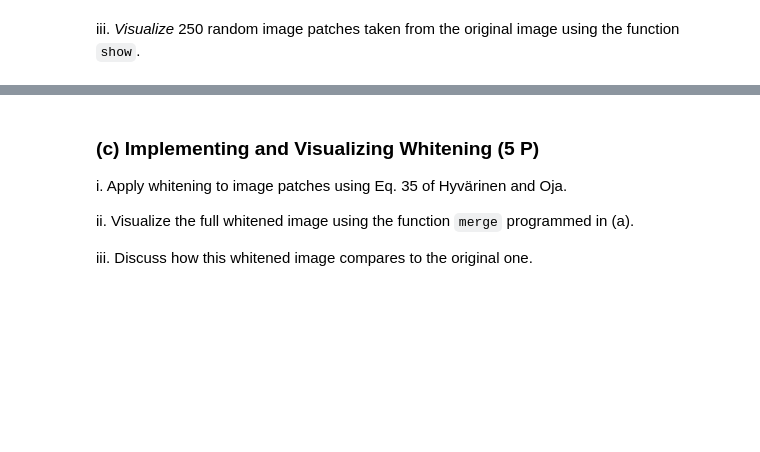
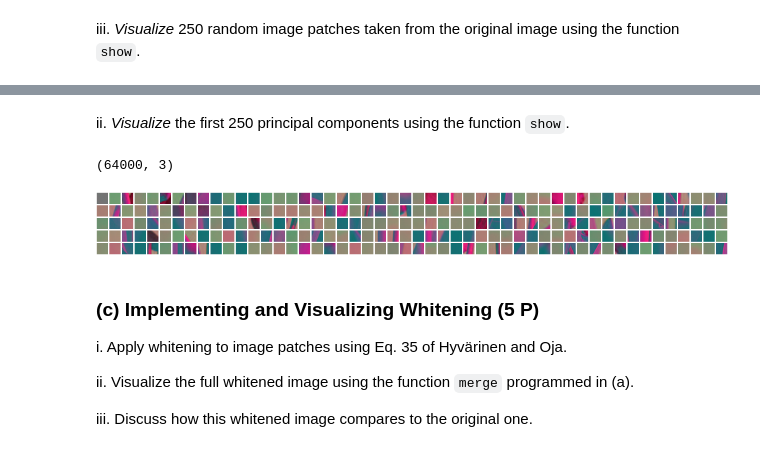
Before and after one commit to JensMeiners/ML1, a Jupyter notebook: Ex06/sheet06.ipynb, the cells around one changed output, grey strips where cells are left out. Saved outputs shown, nothing was run; the diff lists cells and outputs as text; code cells hidden in the pictures; blank space fills up the shorter version.

```diff
--- a/Ex06/sheet06.ipynb
+++ b/Ex06/sheet06.ipynb
@@ -126,3 +136,38 @@ ii. <em>Visualize</em> the first 250 principal components using the function <co
+# %%
+def flatten(A):
+    """
+    flattens a matrix A from 3 dimensions into 1 dim
+    """
+    res = []
+    for x in A:
+        for y in x:
+            for z in y:
+                res.append(z)
+    return numpy.array(res)
+    #res = numpy.zeros((16, 3 * 16))
+    #for i in range(3):
+    #    res[:,i*16:(i+1)*16] = A[:,:,i]
+    #return res
+# %% [markdown]
+ii. <em>Visualize</em> the first 250 principal components using the function <code>show</code>.
+# %%
+from matplotlib.mlab import PCA
+
+#pca = calc_PCA(getSamples(X,250),1)
+pca = PCA(flatten(S))
+#print str(len(pca[0][0])) + "x" + str(len(pca[0][1]))
+#print pca[0][1]
+#print getSamples(X,250)[0]
+print pca.Y.shape
+D = pca.Y
+R = numpy.zeros((250,s,s,3))
+for i in range(250):
+    R[i] = D[i*256:(i+1)*256,:].reshape((16,16,3))
+
+show(R)()
+# %% [output]
+(64000, 3)
+[figure, added]
 # %% [markdown]
 <h3>(c) Implementing and Visualizing Whitening (5 P)</h3>
 
```
Also changed, not shown: parts of 3 cells of this notebook.
